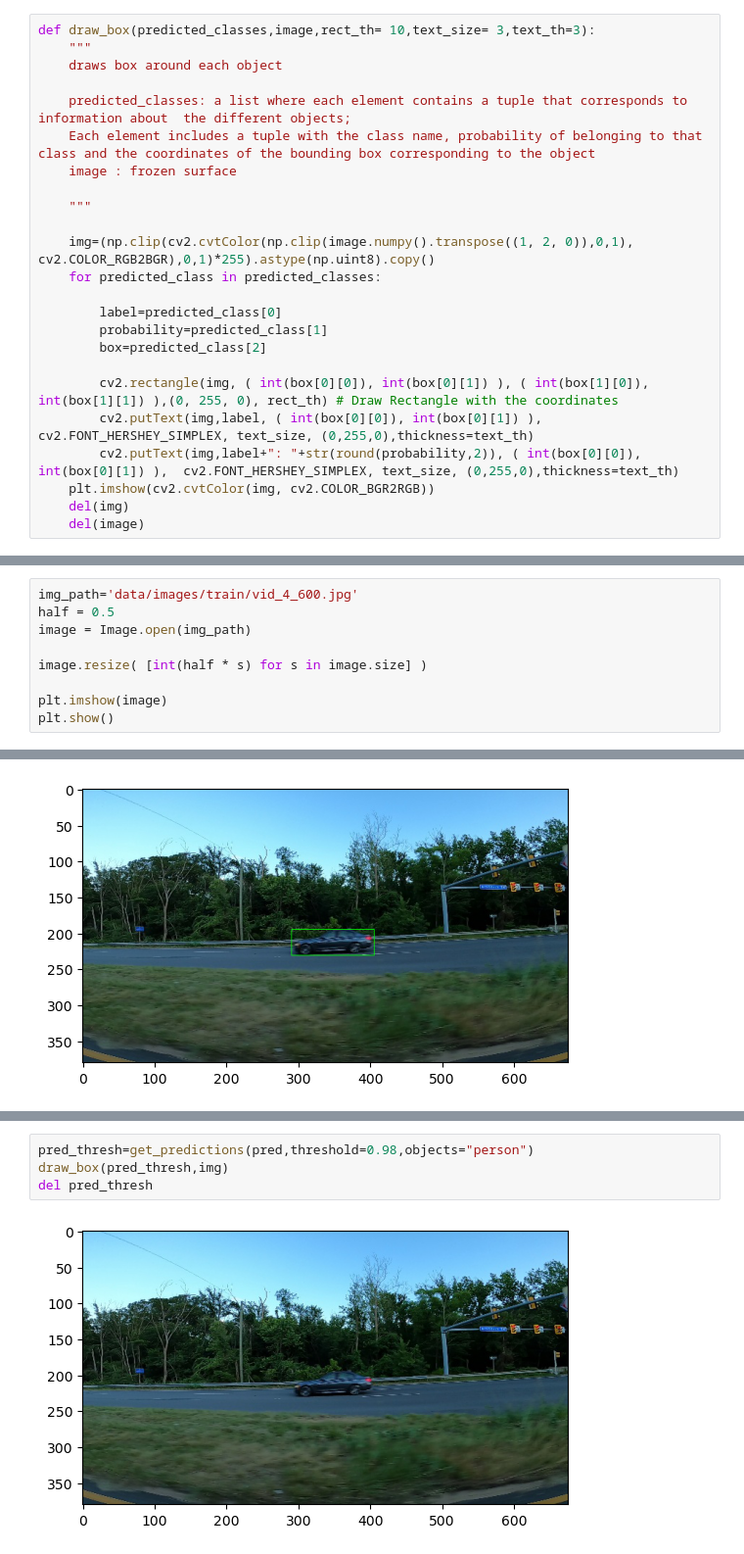
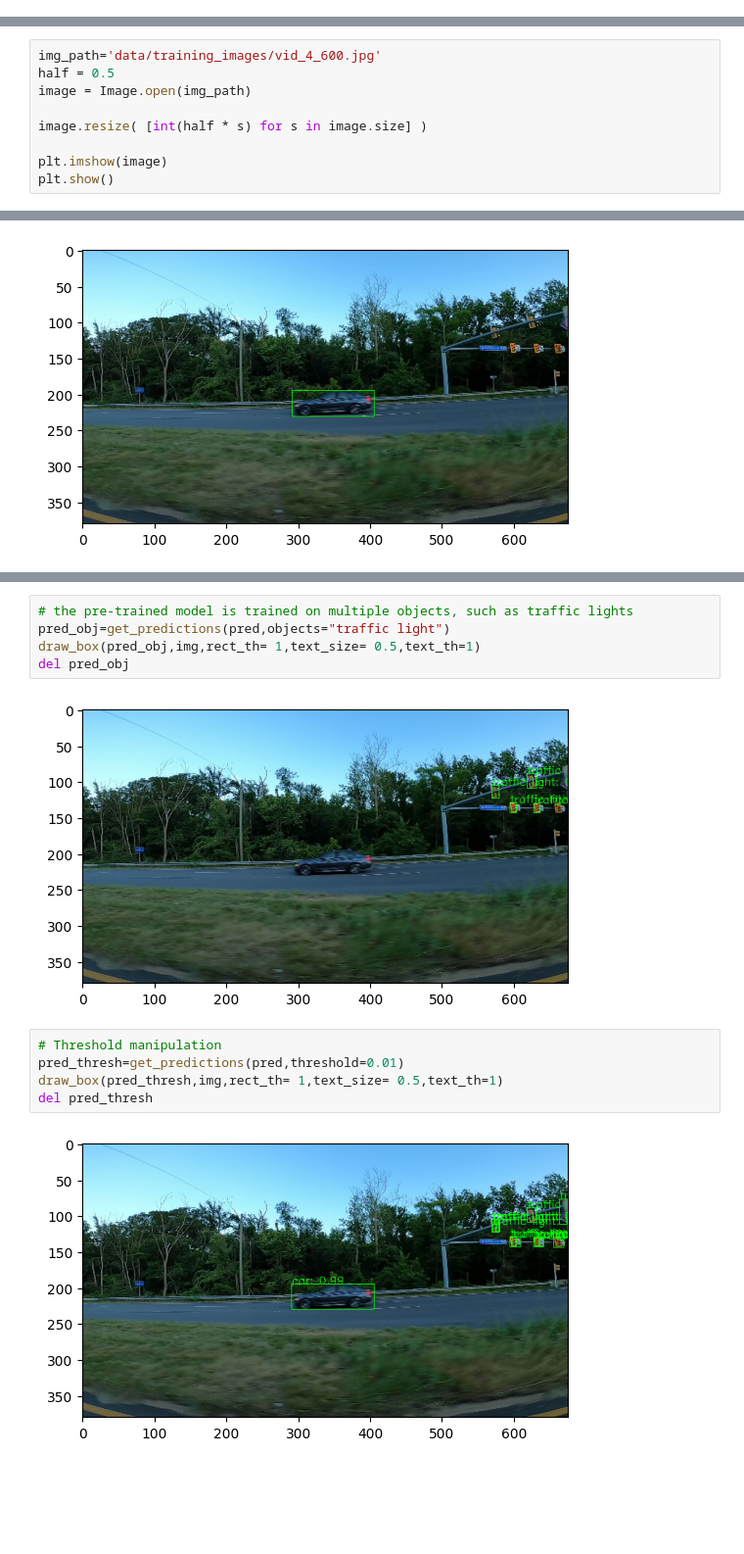
Before and after one commit to PaMilot/Car-detection, a Jupyter notebook: detection.ipynb, the cells around one changed output, grey strips where cells are left out. Shown at 98% size. Cells and saved outputs as stored; diff of their text form; blank space fills up the shorter version.

```diff
--- a/detection.ipynb
+++ b/detection.ipynb
@@ -35,24 +19,0 @@ def get_predictions(pred,threshold=0.8,objects=None ):
-# %%
-def draw_box(predicted_classes,image,rect_th= 10,text_size= 3,text_th=3):
-    """
-    draws box around each object
-
-    predicted_classes: a list where each element contains a tuple that corresponds to information about  the different objects;
-    Each element includes a tuple with the class name, probability of belonging to that class and the coordinates of the bounding box corresponding to the object
-    image : frozen surface
-
-    """
-
-    img=(np.clip(cv2.cvtColor(np.clip(image.numpy().transpose((1, 2, 0)),0,1), cv2.COLOR_RGB2BGR),0,1)*255).astype(np.uint8).copy()
-    for predicted_class in predicted_classes:
-
-        label=predicted_class[0]
-        probability=predicted_class[1]
-        box=predicted_class[2]
-
-        cv2.rectangle(img, ( int(box[0][0]), int(box[0][1]) ), ( int(box[1][0]), int(box[1][1]) ),(0, 255, 0), rect_th) # Draw Rectangle with the coordinates
-        cv2.putText(img,label, ( int(box[0][0]), int(box[0][1]) ),  cv2.FONT_HERSHEY_SIMPLEX, text_size, (0,255,0),thickness=text_th)
-        cv2.putText(img,label+": "+str(round(probability,2)), ( int(box[0][0]), int(box[0][1]) ),  cv2.FONT_HERSHEY_SIMPLEX, text_size, (0,255,0),thickness=text_th)
-    plt.imshow(cv2.cvtColor(img, cv2.COLOR_BGR2RGB))
-    del(img)
-    del(image)
@@ -111,5 +44,5 @@ len(COCO_INSTANCE_CATEGORY_NAMES)
 # %%
-img_path='data/images/train/vid_4_600.jpg'
+img_path='data/training_images/vid_4_600.jpg'
 half = 0.5
 image = Image.open(img_path)
 
@@ -192,6 +89,14 @@ Here we have no output as the likelihood is not 100%.  Let's try a threshold of
+# %%
+# the pre-trained model is trained on multiple objects, such as traffic lights
+pred_obj=get_predictions(pred,objects="traffic light")
+draw_box(pred_obj,img,rect_th= 1,text_size= 0.5,text_th=1)
+del pred_obj
+# %% [output]
+[figure, added]
 # %%
-pred_thresh=get_predictions(pred,threshold=0.98,objects="person")
-draw_box(pred_thresh,img)
+# Threshold manipulation
+pred_thresh=get_predictions(pred,threshold=0.01)
+draw_box(pred_thresh,img,rect_th= 1,text_size= 0.5,text_th=1)
 del pred_thresh
 # %% [output]
-[figure, old version]
+[figure, new version]
```
Also changed, not shown: parts of 49 cells of this notebook.
